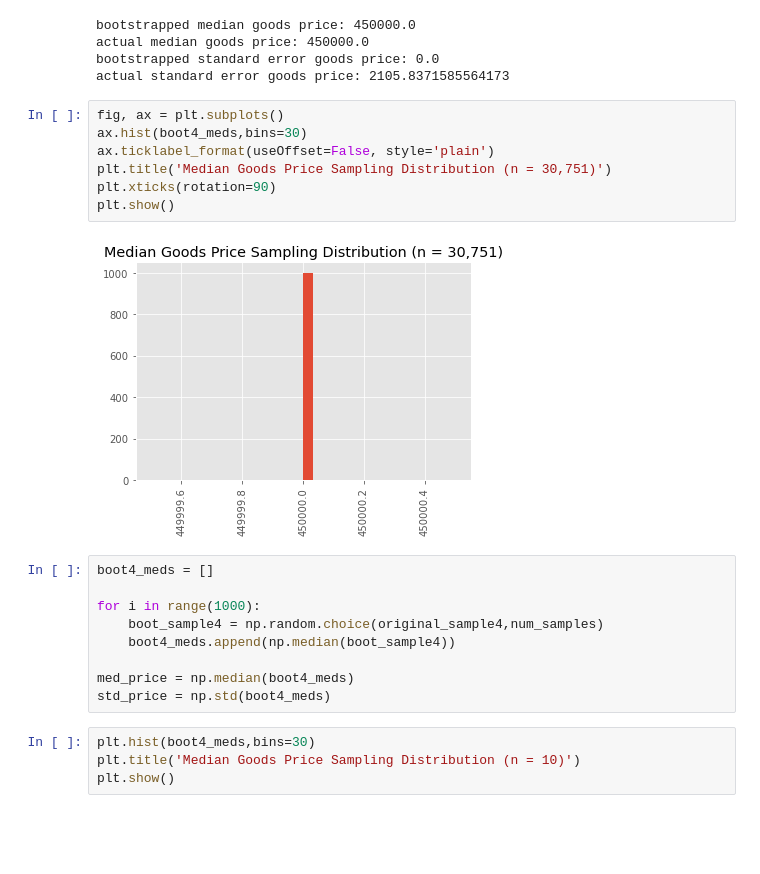
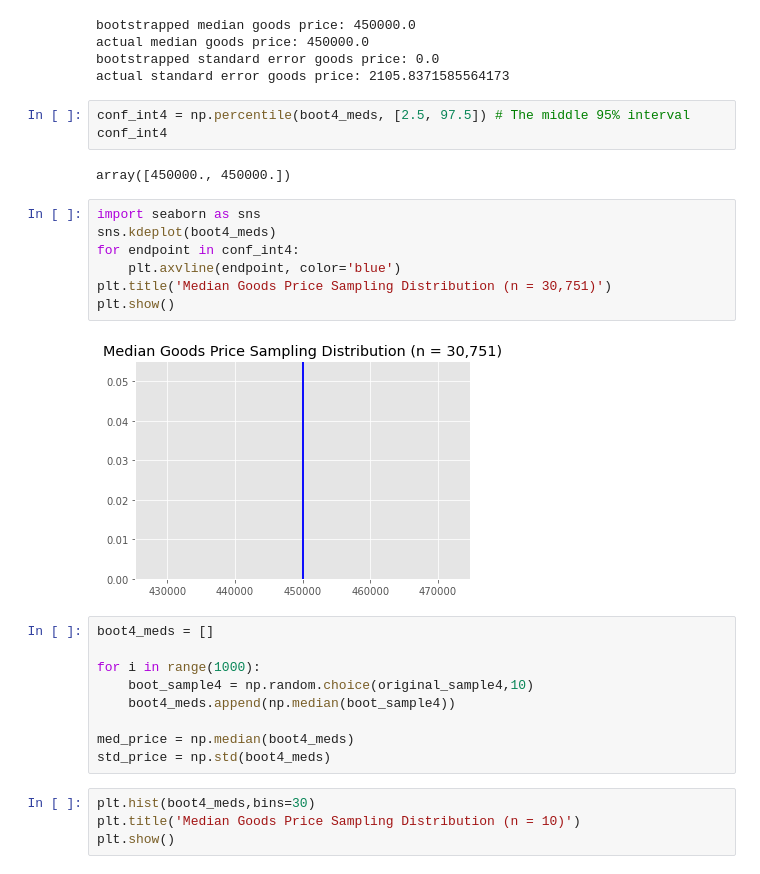
Before and after one commit to hudsonbat/Data-201, a Jupyter notebook: CreditDefault.ipynb, the cells around one changed output. Cells and saved outputs as stored; diff of their text form; blank space fills up the shorter version.

```diff
--- a/CreditDefault.ipynb
+++ b/CreditDefault.ipynb
@@ -848,20 +863,25 @@ bootstrapped median goods price: 450000.0
 actual median goods price: 450000.0
 bootstrapped standard error goods price: 0.0
 actual standard error goods price: 2105.8371585564173
-# %%
-fig, ax = plt.subplots()
-ax.hist(boot4_meds,bins=30)
-ax.ticklabel_format(useOffset=False, style='plain')
-plt.title('Median Goods Price Sampling Distribution (n = 30,751)')
-plt.xticks(rotation=90)
-plt.show()
-# %% [output]
-[figure, removed]
+# %%
+conf_int4 = np.percentile(boot4_meds, [2.5, 97.5]) # The middle 95% interval
+conf_int4
+# %% [output]
+array([450000., 450000.])
+# %%
+import seaborn as sns
+sns.kdeplot(boot4_meds)
+for endpoint in conf_int4:
+    plt.axvline(endpoint, color='blue')
+plt.title('Median Goods Price Sampling Distribution (n = 30,751)')
+plt.show()
+# %% [output]
+[figure, added]
 # %%
 boot4_meds = []
 
 for i in range(1000):
-    boot_sample4 = np.random.choice(original_sample4,num_samples)
+    boot_sample4 = np.random.choice(original_sample4,10)
     boot4_meds.append(np.median(boot_sample4))
 
 med_price = np.median(boot4_meds)
```
Also changed, not shown: parts of 7 cells of this notebook.
